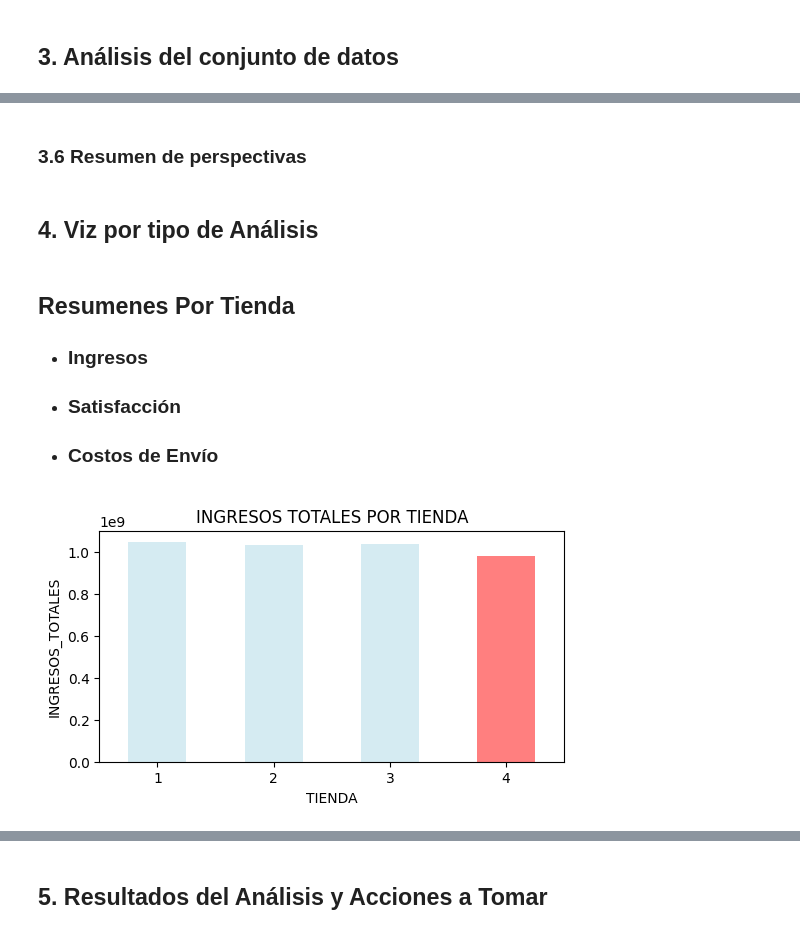
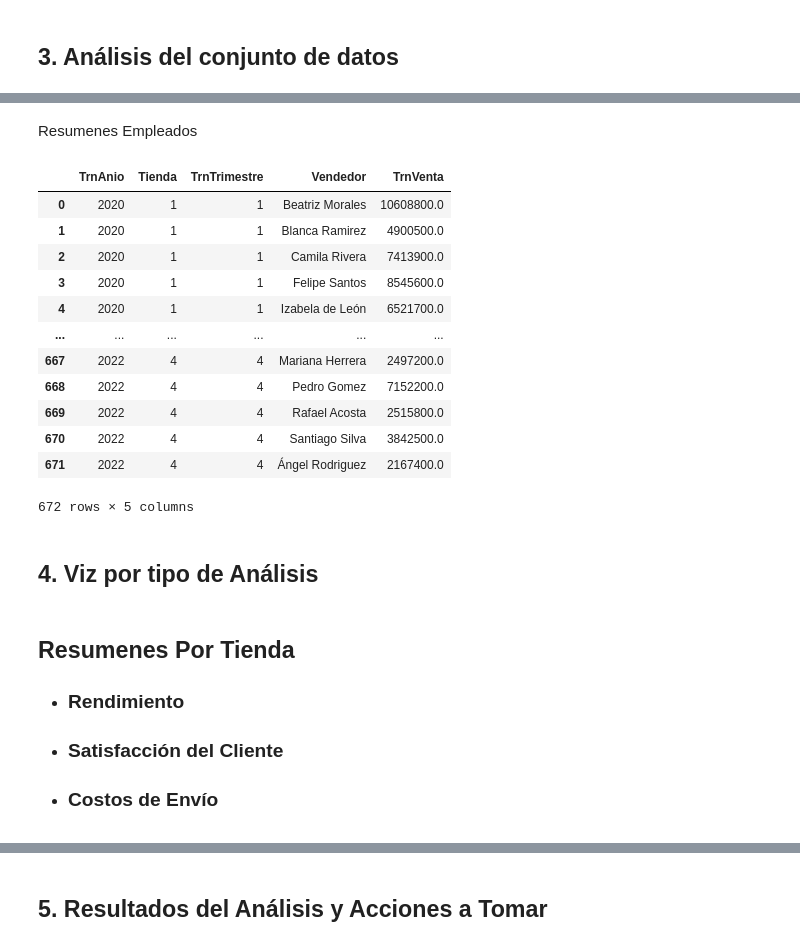
Before and after one commit to TechWithEva/Alura_G9_2026_Challenges_and_Tracking, a Jupyter notebook: Challenge1_Alura'sStores_Eva.ipynb, the cells around one changed output, grey strips where cells are left out. Saved outputs shown, nothing was run; the diff lists cells and outputs as text; code cells hidden in the pictures.

```diff
--- a/Challenge1_Alura'sStores_Eva.ipynb
+++ b/Challenge1_Alura'sStores_Eva.ipynb
@@ -83,9 +96,9 @@ display(base_t4.head())
 frames = [base_t1, base_t2, base_t3, base_t4]
 bd_tiendas = pd.concat(frames)
 #renombramos algunas columnas
-bd_tiendas.rename(columns={'Categoría del Producto': 'ProductoCategoria','Precio': 'TrnVenta','Calificación': 'ProductoCalificacion','Costo de envío':'TrnCostoEnvio','Fecha de Compra':'TrnFecha','Método de pago':'TrnMetodoPago','Cantidad de cuotas':'TrnCuotas','lat':'CiudadLatitud','lon':'CiudadLongitud','Lugar de Compra':'TrnCiudad'}, inplace=True)
+bd_tiendas.rename(columns={'Categoría del Producto': 'ProductoCategoria','Precio': 'TrnVenta','Calificación': 'TrnCalificacion','Costo de envío':'TrnCostoEnvio','Fecha de Compra':'TrnFecha','Método de pago':'TrnMetodoPago','Cantidad de cuotas':'TrnCuotas','lat':'CiudadLatitud','lon':'CiudadLongitud','Lugar de Compra':'TrnCiudadDestino'}, inplace=True)
 #agregamos un identificador de transaccion
 bd_tiendas.insert(0, 'TransaccionID', range(1, len(bd_tiendas) + 1))
 #verificamos la integración
-bd_tiendas.info()
-bd_tiendas.describe()
+#bd_tiendas.info()
+#bd_tiendas.describe()
@@ -139,2 +314,0 @@ gasto_promedio_por_tienda = PromedioPorAtributo(bd_tiendas,'Tienda','TrnCostoEnv
-# %% [markdown]
-### 3.6 Resumen de perspectivas
@@ -149,20 +320,38 @@ base_resumen = pd.DataFrame(resumen_perspectivas_analisis)
+# %% [markdown]
+Resumenes Empleados
+# %%
+#¿Rendimiento por empleado?
+transaccionesCeroCosto = bd_tiendas[bd_tiendas['TrnCostoEnvio'] == 0].groupby(['Tienda', 'Vendedor'])['TransaccionID'].count().reset_index(name='TrnCeroCosto')
+totalVentasPorEmpleadoTienda = AgregacionDesglose(bd_tiendas,['Vendedor','Tienda'],'TrnVenta')
+totalVentasPorEmpleadoTienda['Porcentaje'] = (totalVentasPorEmpleadoTienda['TrnVenta'].astype(float) / totalVentasPorEmpleadoTienda.groupby('Tienda')['TrnVenta'].transform('sum').astype(float) * 100).round(2)
+totalVentasPorEmpleadoTienda['%Satisfaccion'] = bd_tiendas.groupby(['Vendedor', 'Tienda'])['TrnCalificacion'].mean().reset_index(drop=True)
+totalVentasPorEmpleadoTienda['Transacciones'] = bd_tiendas.groupby(['Vendedor', 'Tienda'])['TransaccionID'].transform('count').reset_index(drop=True)
+totalVentasPorEmpleadoTienda = totalVentasPorEmpleadoTienda.merge(transaccionesCeroCosto, on=['Tienda', 'Vendedor'], how='left')
+totalVentasPorEmpleadoTienda['TrnSinCostoEnvio'] = totalVentasPorEmpleadoTienda['TrnCeroCosto'].fillna(0).astype(int)
+totalVentasPorEmpleadoTienda.drop(columns=['TrnCeroCosto'], inplace=True)
+base_rendimiento_empleados = pd.DataFrame(totalVentasPorEmpleadoTienda)
+top5EmpleadosMasProductivos = base_rendimiento_empleados.sort_values(by=['TrnVenta'], ascending=False).groupby('Tienda').head(5).sort_values(by=['Tienda','TrnVenta','Vendedor'], ascending=[True,False,True])
+top5EmpleadosMenosProductivos = base_rendimiento_empleados.sort_values(by=['TrnVenta'], ascending=True).groupby('Tienda').head(5).sort_values(by=['Tienda','TrnVenta','Vendedor'], ascending=[True,False,True])
+totalVentasxEmpleadoTrimestral = AgregacionDesglose(bd_tiendas,['TrnAnio','Tienda','TrnTrimestre','Vendedor'],'TrnVenta')
+display(totalVentasxEmpleadoTrimestral)
+# %% [output]
+|  | TrnAnio | Tienda | TrnTrimestre | Vendedor | TrnVenta |
+| 0 | 2020 | 1 | 1 | Beatriz Morales | 10608800.0 |
+| 1 | 2020 | 1 | 1 | Blanca Ramirez | 4900500.0 |
+| 2 | 2020 | 1 | 1 | Camila Rivera | 7413900.0 |
+| 3 | 2020 | 1 | 1 | Felipe Santos | 8545600.0 |
+| 4 | 2020 | 1 | 1 | Izabela de León | 6521700.0 |
+| ... | ... | ... | ... | ... | ... |
+| 667 | 2022 | 4 | 4 | Mariana Herrera | 2497200.0 |
+| 668 | 2022 | 4 | 4 | Pedro Gomez | 7152200.0 |
+| 669 | 2022 | 4 | 4 | Rafael Acosta | 2515800.0 |
+| 670 | 2022 | 4 | 4 | Santiago Silva | 3842500.0 |
+| 671 | 2022 | 4 | 4 | Ángel Rodriguez | 2167400.0 |
+672 rows × 5 columns
 # %% [markdown]
 ## 4. Viz por tipo de Análisis
 # %% [markdown]
 ## Resumenes Por Tienda
-* ### Ingresos
-* ### Satisfacción
+* ### Rendimiento
+* ### Satisfacción del Cliente
 * ### Costos de Envío
-# %%
-#Datos Globales - Por año - Por Tienda
-import matplotlib.pyplot as plt
-Ingreso_Promedio_Global = base_resumen['INGRESOS_TOTALES'].mean()
-
-# Lista de colores para identificar la tienda de menores ventas
-colorsIngresos = ['red' if val < Ingreso_Promedio_Global else 'lightblue' for val in base_resumen['INGRESOS_TOTALES']]
-#display de gráfico de barras
-ax1 = base_resumen.plot.bar(x='TIENDA', y='INGRESOS_TOTALES', rot=0, figsize=(6, 3), color=colorsIngresos, alpha=0.5, xlabel='TIENDA', ylabel='INGRESOS_TOTALES', title='INGRESOS TOTALES POR TIENDA', legend=False)
-
-#--------------------------------------------------------------------------------
-# %% [output]
-[figure, removed]
```
Also changed, not shown: parts of 43 cells of this notebook.
